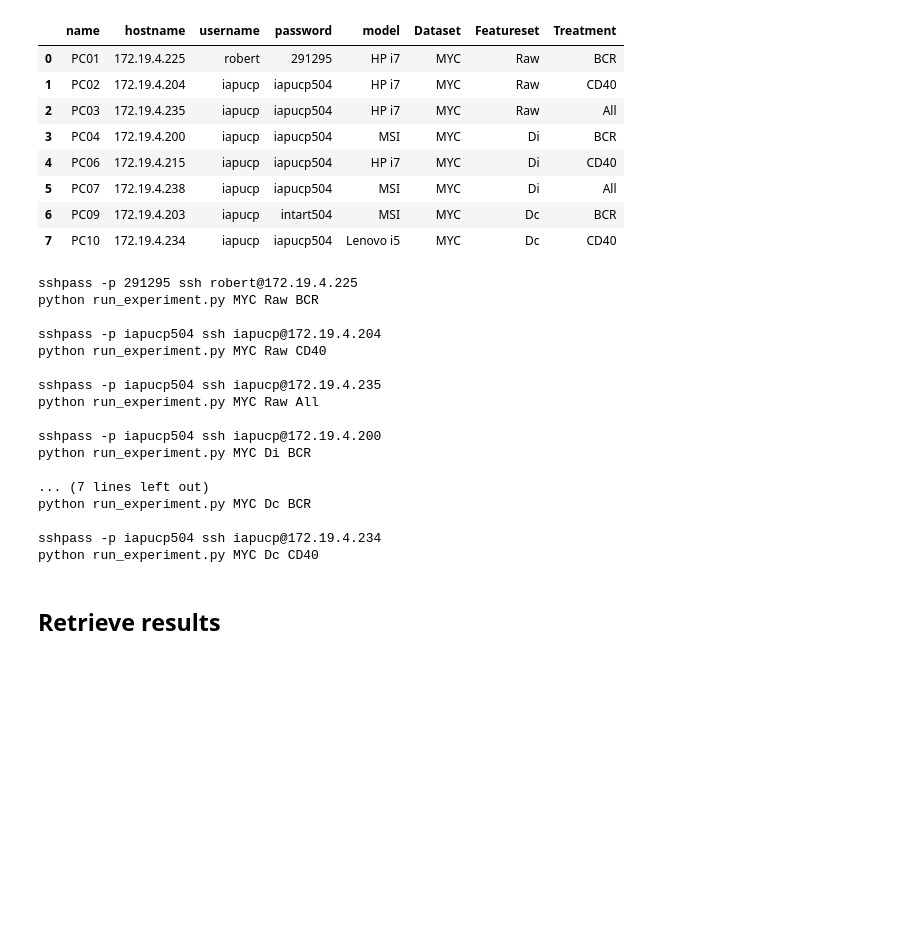
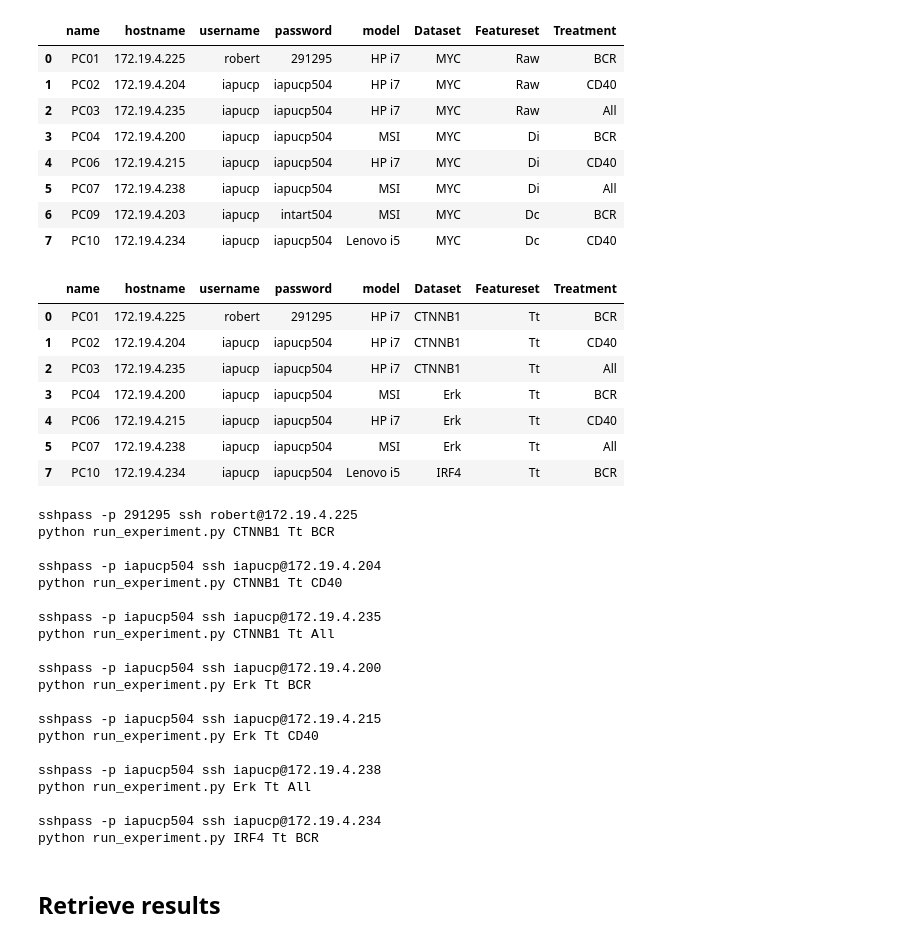
Before and after one commit to Robert-Aduviri/genomic-causality-prediction, a Jupyter notebook: SVMExperiments/07 - Server management.ipynb, the cells around one changed output. Cells and saved outputs as stored; diff of their text form; code cells hidden in the pictures; blank space fills up the shorter version.

Commit message:
Update flag and dependencies for Tt featureset

```diff
--- a/SVMExperiments/07 - Server management.ipynb
+++ b/SVMExperiments/07 - Server management.ipynb
@@ -285,6 +355,21 @@ experiments
 | 5 | PC07 | 172.19.4.238 | iapucp | iapucp504 | MSI | MYC | Di | All |
 | 6 | PC09 | 172.19.4.203 | iapucp | intart504 | MSI | MYC | Dc | BCR |
 | 7 | PC10 | 172.19.4.234 | iapucp | iapucp504 | Lenovo i5 | MYC | Dc | CD40 |
+# %%
+experiments = servers[servers.name != 'PC09'].copy()
+experiments['Dataset'] = ['CTNNB1']*3 + ['Erk']*3 + ['IRF4']
+experiments['Featureset'] = ['Tt']*7
+experiments['Treatment'] = (['BCR', 'CD40', 'All']*3)[:-2]
+experiments
+# %% [output]
+|  | name | hostname | username | password | model | Dataset | Featureset | Treatment |
+| 0 | PC01 | 172.19.4.225 | robert | 291295 | HP i7 | CTNNB1 | Tt | BCR |
+| 1 | PC02 | 172.19.4.204 | iapucp | iapucp504 | HP i7 | CTNNB1 | Tt | CD40 |
+| 2 | PC03 | 172.19.4.235 | iapucp | iapucp504 | HP i7 | CTNNB1 | Tt | All |
+| 3 | PC04 | 172.19.4.200 | iapucp | iapucp504 | MSI | Erk | Tt | BCR |
+| 4 | PC06 | 172.19.4.215 | iapucp | iapucp504 | HP i7 | Erk | Tt | CD40 |
+| 5 | PC07 | 172.19.4.238 | iapucp | iapucp504 | MSI | Erk | Tt | All |
+| 7 | PC10 | 172.19.4.234 | iapucp | iapucp504 | Lenovo i5 | IRF4 | Tt | BCR |
 # %%
 for idx, row in experiments.iterrows():
     print(f"sshpass -p {row['password']} "
@@ -295,22 +380,25 @@ for idx, row in experiments.iterrows():
     print()
 # %% [output]
 sshpass -p 291295 ssh robert@172.19.4.225
-python run_experiment.py MYC Raw BCR
+python run_experiment.py CTNNB1 Tt BCR
 
 sshpass -p iapucp504 ssh iapucp@172.19.4.204
-python run_experiment.py MYC Raw CD40
+python run_experiment.py CTNNB1 Tt CD40
 
 sshpass -p iapucp504 ssh iapucp@172.19.4.235
-python run_experiment.py MYC Raw All
+python run_experiment.py CTNNB1 Tt All
 
 sshpass -p iapucp504 ssh iapucp@172.19.4.200
-python run_experiment.py MYC Di BCR
+python run_experiment.py Erk Tt BCR
 
-... (7 lines left out)
-python run_experiment.py MYC Dc BCR
+sshpass -p iapucp504 ssh iapucp@172.19.4.215
+python run_experiment.py Erk Tt CD40
+
+sshpass -p iapucp504 ssh iapucp@172.19.4.238
+python run_experiment.py Erk Tt All
 
 sshpass -p iapucp504 ssh iapucp@172.19.4.234
-python run_experiment.py MYC Dc CD40
+python run_experiment.py IRF4 Tt BCR
 # %% [markdown]
 ## Retrieve results
 # %%
```
Also changed, not shown: parts of 7 cells of this notebook, 2 other files.
